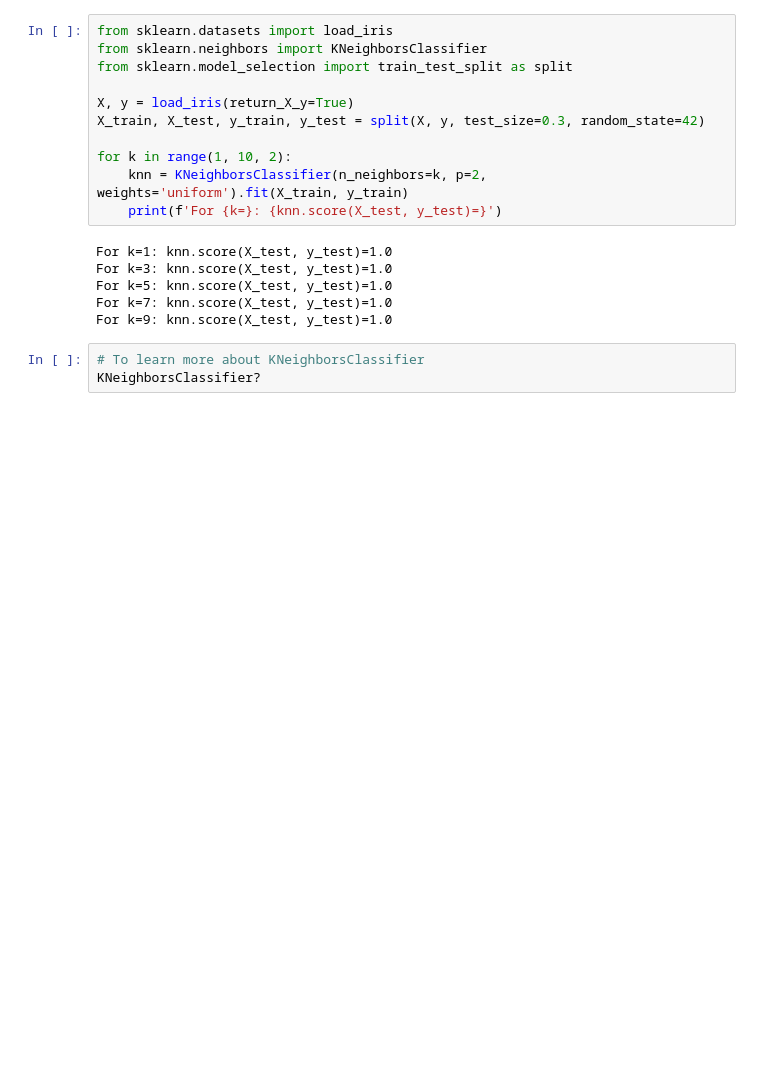
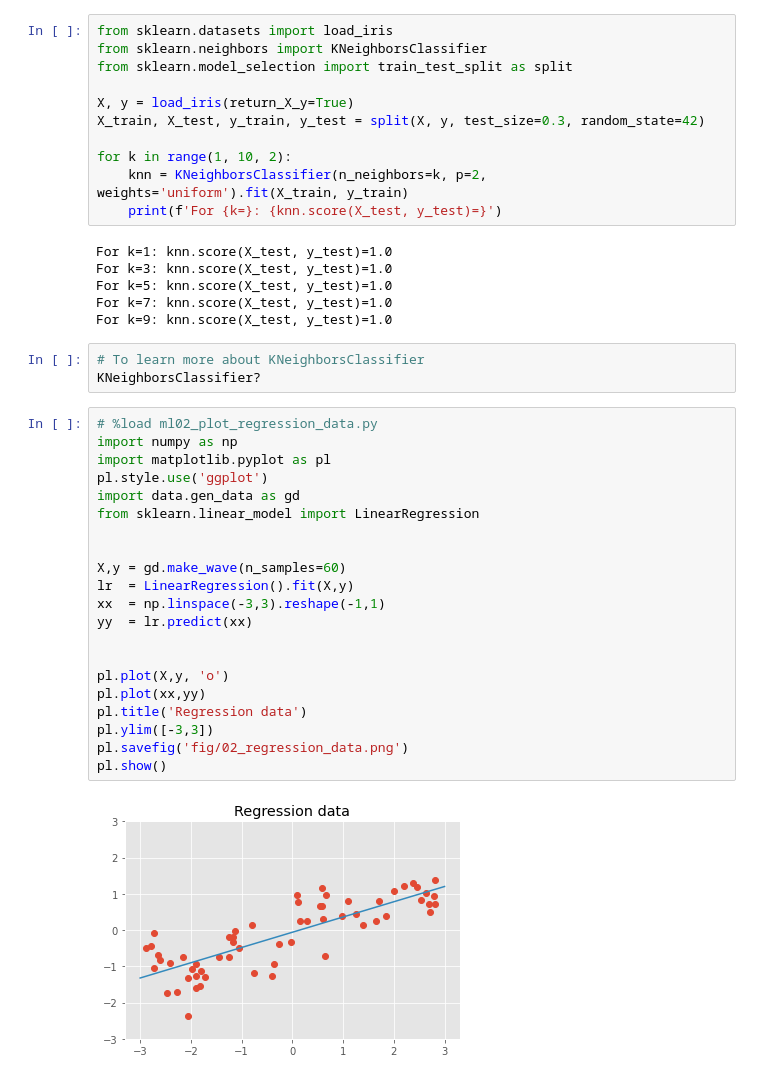
Before and after one commit to limweipin/mlpy_nov2021, a Jupyter notebook: day_2.ipynb, the cells around one changed output. Saved outputs shown, nothing was run; the diff lists cells and outputs as text; blank space fills up the shorter version.

```diff
--- a/day_2.ipynb
+++ b/day_2.ipynb
@@ -38,3 +38,26 @@ For k=9: knn.score(X_test, y_test)=1.0
 # %%
 # To learn more about KNeighborsClassifier
 KNeighborsClassifier?
+# %%
+# %load ml02_plot_regression_data.py
+import numpy as np
+import matplotlib.pyplot as pl
+pl.style.use('ggplot')
+import data.gen_data as gd
+from sklearn.linear_model import LinearRegression
+
+
+X,y = gd.make_wave(n_samples=60)
+lr  = LinearRegression().fit(X,y)
+xx  = np.linspace(-3,3).reshape(-1,1)
+yy  = lr.predict(xx)
+
+
+pl.plot(X,y, 'o')
+pl.plot(xx,yy)
+pl.title('Regression data')
+pl.ylim([-3,3])
+pl.savefig('fig/02_regression_data.png')
+pl.show()
+# %% [output]
+[figure, added]
```
Also changed, not shown: parts of 14 cells of this notebook.
